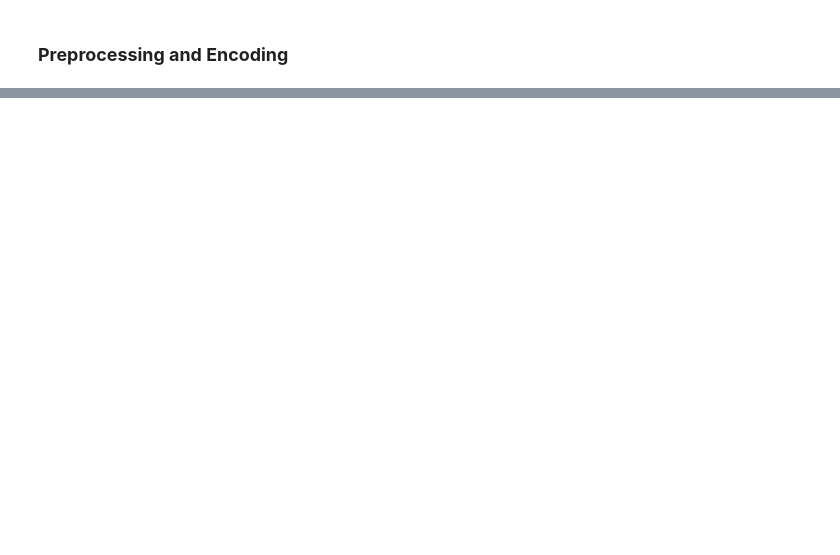
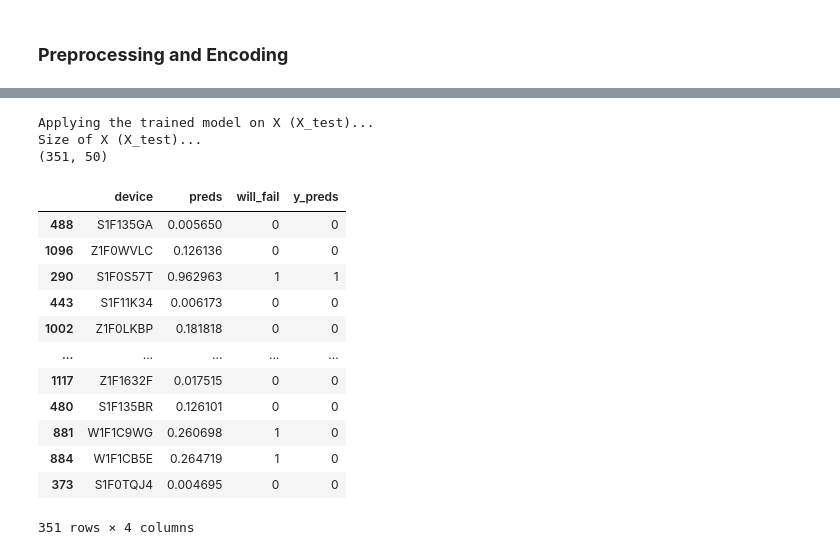
Before and after one commit to rafands/Meli_Tech_Challenge, a Jupyter notebook: prevision_de_falla.ipynb, the cells around one changed output, grey strips where cells are left out. Cells and saved outputs as stored; diff of their text form; code cells hidden in the pictures; blank space fills up the shorter version.

```diff
--- a/prevision_de_falla.ipynb
+++ b/prevision_de_falla.ipynb
@@ -737,0 +770,21 @@ df_test['7_8'].value_counts()
+# %%
+
+def rand_sample_devices(df, train_split=0.7, seed=1234):
+
+    X = df_devices_new.drop('will_fail', axis=1)
+    y = df_devices_new[['will_fail']]
+
+    X_train, X_test, y_train, y_test = train_test_split(X, y, train_size=train_split, random_state=seed)
+
+    # Let's store the devices for X_train and X_test before we drop them from those dataframes
+
+    X_train_devices = X_train[['device']]
+    X_train.drop('device', axis=1, inplace=True)
+    # Convert all float columns to int
+    X_train = X_train.astype(int)
+
+    X_test_devices = X_test[['device']]
+    X_test.drop('device', axis=1, inplace=True)
+    X_test = X_test.astype(int)
+
+    return X_train, X_test, y_train, y_test, X_train_devices, X_test_devices
@@ -737,0 +1082,30 @@ df_test['7_8'].value_counts()
+# %%
+# APPLY MODEL TO X_TEST
+# Available dfs: X_train, X_test, y_train, y_test, X_train_devices, X_test_devices
+
+preds, X_test_preds = apply_model(X_test)
+# %% [output]
+Applying the trained model on X (X_test)...
+Size of X (X_test)...
+(351, 50)
+# %%
+response_var_name = 'will_fail'
+
+X_preds_vs_real = pd.concat([X_test_devices, X_test_preds[['preds']]], axis=1)
+X_preds_vs_real = pd.concat([X_preds_vs_real, y_test], axis=1)
+X_preds_vs_real['y_preds'] = (X_preds_vs_real['preds']>=0.5).astype(int)
+X_preds_vs_real
+# %% [output]
+|  | device | preds | will_fail | y_preds |
+| 488 | S1F135GA | 0.005650 | 0 | 0 |
+| 1096 | Z1F0WVLC | 0.126136 | 0 | 0 |
+| 290 | S1F0S57T | 0.962963 | 1 | 1 |
+| 443 | S1F11K34 | 0.006173 | 0 | 0 |
+| 1002 | Z1F0LKBP | 0.181818 | 0 | 0 |
+| ... | ... | ... | ... | ... |
+| 1117 | Z1F1632F | 0.017515 | 0 | 0 |
+| 480 | S1F135BR | 0.126101 | 0 | 0 |
+| 881 | W1F1C9WG | 0.260698 | 1 | 0 |
+| 884 | W1F1CB5E | 0.264719 | 1 | 0 |
+| 373 | S1F0TQJ4 | 0.004695 | 0 | 0 |
+351 rows × 4 columns
```
Also changed, not shown: parts of 46 cells of this notebook, 3 other files.
